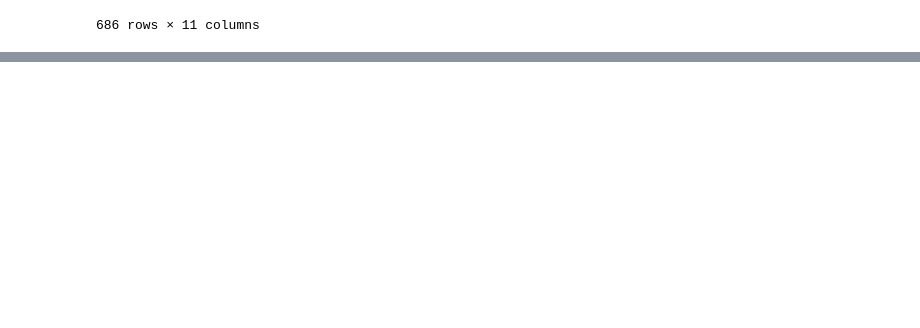
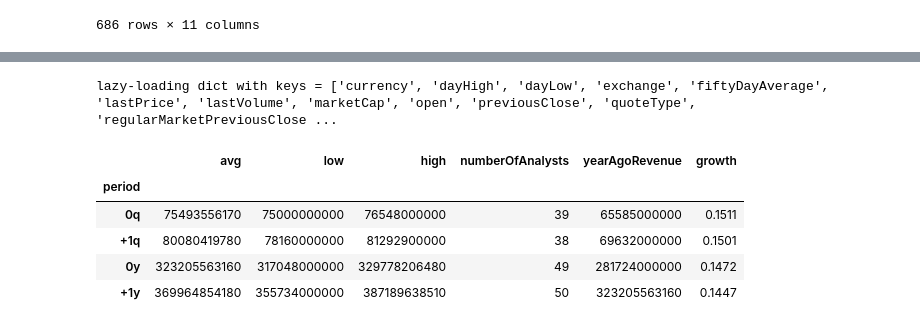
Before and after one commit to m-leni/var-simulation, a Jupyter notebook: notebooks/stock_analysis.ipynb, the cells around one changed output, grey strips where cells are left out. Saved outputs shown, nothing was run; the diff lists cells and outputs as text; code cells hidden in the pictures; blank space fills up the shorter version.

```diff
--- a/notebooks/stock_analysis.ipynb
+++ b/notebooks/stock_analysis.ipynb
@@ -67,0 +52,9 @@ def get_ticker(
+# %%
+import pandas as pd
+import yfinance as yf
+
+# Create ticker object
+stock = yf.Ticker('MSFT')
+
+#df = pd.concat([stock.financials, stock.cashflow], axis=0)
+stock.get_eps_trend()
@@ -67,0 +68,13 @@ def get_ticker(
+# %%
+stock.fast_info
+# %% [output]
+lazy-loading dict with keys = ['currency', 'dayHigh', 'dayLow', 'exchange', 'fiftyDayAverage', 'lastPrice', 'lastVolume', 'marketCap', 'open', 'previousClose', 'quoteType', 'regularMarketPreviousClose ...
+# %%
+stock.revenue_estimate
+# %% [output]
+|  | avg | low | high | numberOfAnalysts | yearAgoRevenue | growth |
+| period |  |  |  |  |  |  |
+| 0q | 75493556170 | 75000000000 | 76548000000 | 39 | 65585000000 | 0.1511 |
+| +1q | 80080419780 | 78160000000 | 81292900000 | 38 | 69632000000 | 0.1501 |
+| 0y | 323205563160 | 317048000000 | 329778206480 | 49 | 281724000000 | 0.1472 |
+| +1y | 369964854180 | 355734000000 | 387189638510 | 50 | 323205563160 | 0.1447 |
```
Also changed, not shown: parts of 12 cells of this notebook, 2 other files.
